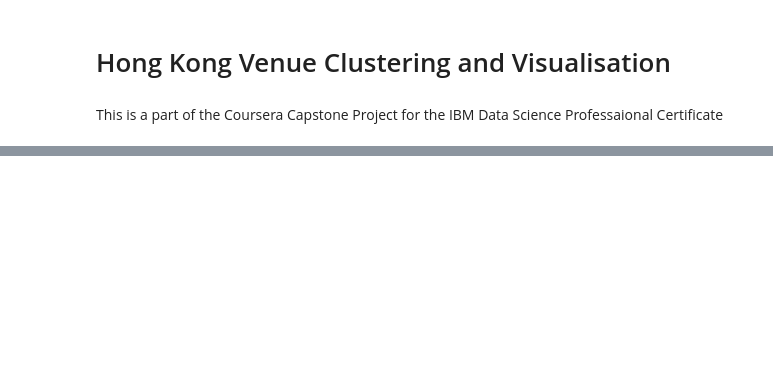
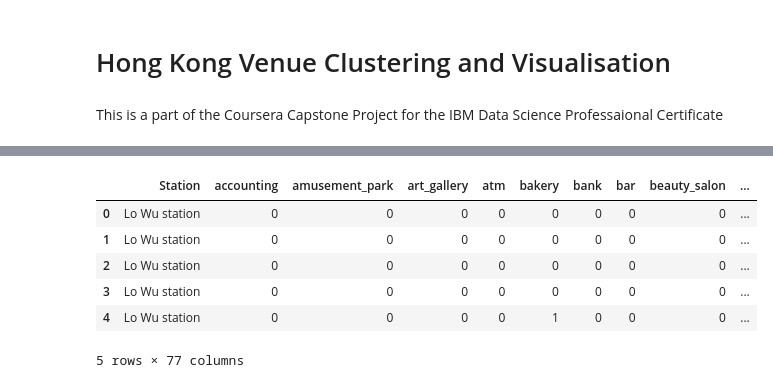
Before and after one commit to dasprasky/Coursera_Capstone, a Jupyter notebook: Hong Kong Clustering and Visualisation.ipynb, the cells around one changed output, grey strips where cells are left out. Drawn from its saved outputs; the diff is of its cells as text; code cells hidden in the pictures; blank space fills up the shorter version.

```diff
--- a/Hong Kong Clustering and Visualisation.ipynb
+++ b/Hong Kong Clustering and Visualisation.ipynb
@@ -48,0 +84,2 @@ Solving environment: /
+# %%
+df_coor=pd.DataFrame({'Station Names': add, 'Latitude': lat, 'Longitude': long})
@@ -48,0 +92,11 @@ Solving environment: /
+# %%
+key= 'AIzaSyDBsE0F51ehoP-w5zhF6PCyJS_1Hh0eYVc'
+lat = 22.311936
+lng = 114.256878
+radius = 600
+url = 'https://maps.googleapis.com/maps/api/place/nearbysearch/json?location={},{}&radius={}&language=en&key={}'.format(
+        lat,
+        lng,
+        radius,
+        key)
+result = requests.get(url).json()
@@ -48,0 +192,20 @@ Solving environment: /
+# %%
+# one hot encoding
+hk_onehot = pd.get_dummies(hk_venues[['Venue Category']], prefix="", prefix_sep="")
+
+# add Station column back to dataframe
+hk_onehot['Station'] = hk_venues['Station']
+
+# move Station column to the first column
+fixed_columns = [hk_onehot.columns[-1]] + list(hk_onehot.columns[:-1])
+hk_onehot = hk_onehot[fixed_columns]
+
+hk_onehot.head()
+# %% [output]
+|  | Station | accounting | amusement_park | art_gallery | atm | bakery | bank | bar | beauty_salon | ... |
+| 0 | Lo Wu station | 0 | 0 | 0 | 0 | 0 | 0 | 0 | 0 | ... |
+| 1 | Lo Wu station | 0 | 0 | 0 | 0 | 0 | 0 | 0 | 0 | ... |
+| 2 | Lo Wu station | 0 | 0 | 0 | 0 | 0 | 0 | 0 | 0 | ... |
+| 3 | Lo Wu station | 0 | 0 | 0 | 0 | 0 | 0 | 0 | 0 | ... |
+| 4 | Lo Wu station | 0 | 0 | 0 | 0 | 1 | 0 | 0 | 0 | ... |
+5 rows × 77 columns
```
Also changed, not shown: parts of 34 cells of this notebook.
